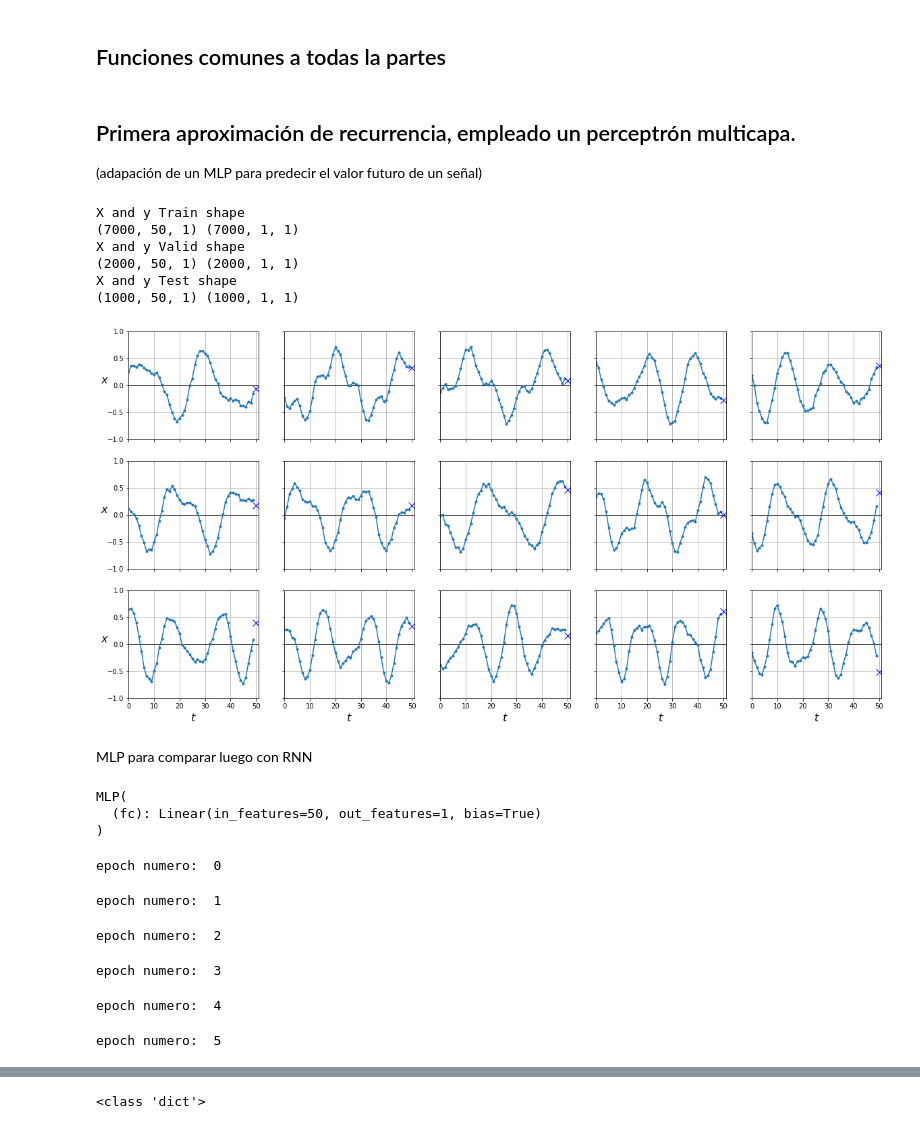
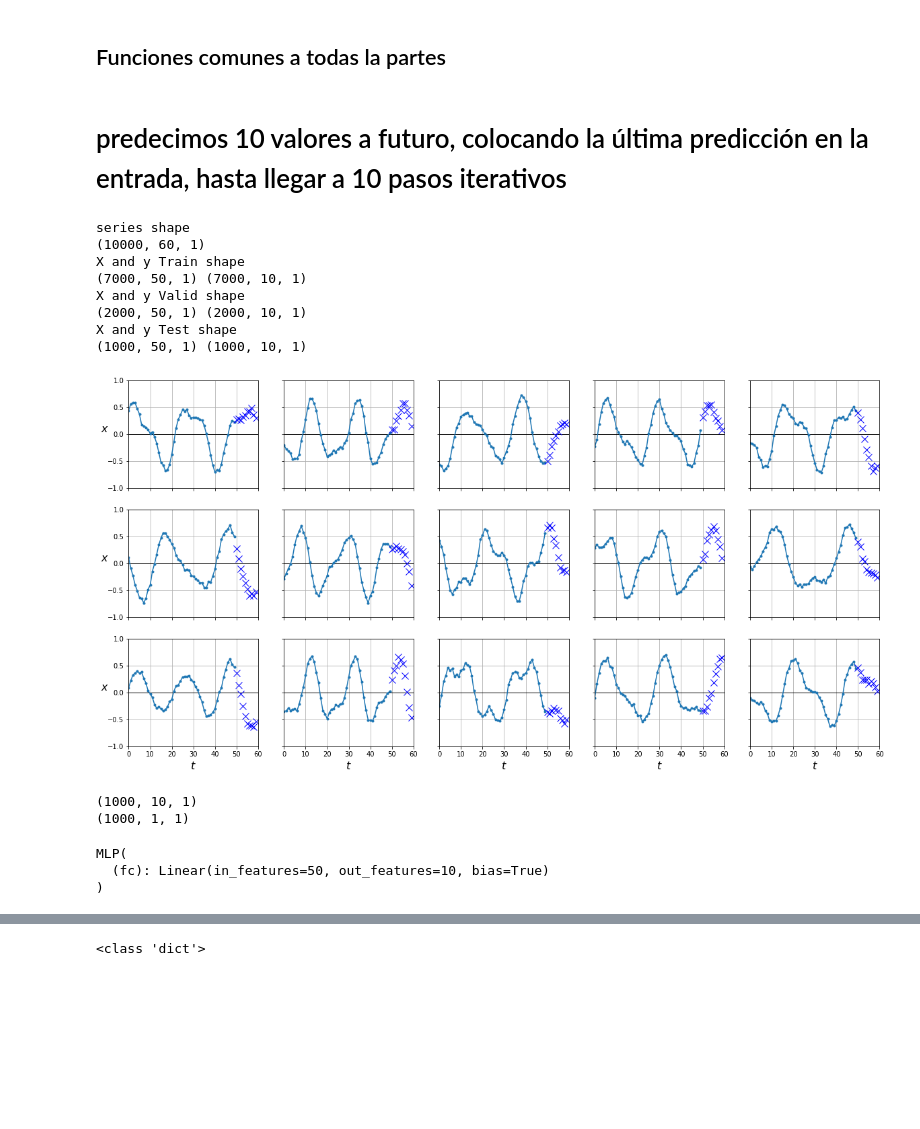
Before and after one commit to Minombreesana/Aprendizaje_profundo, a Jupyter notebook: TP_5_RNN.ipynb, the cells around one changed output, grey strips where cells are left out. Drawn from its saved outputs; the diff is of its cells as text; code cells hidden in the pictures; blank space fills up the shorter version.

```diff
--- a/TP_5_RNN.ipynb
+++ b/TP_5_RNN.ipynb
@@ -134,32 +134,43 @@ def imp_param(model):
       print('Tamaño del parámetro: ')
       print(param.data.shape)
       print()
-# %% [markdown]
-## Primera aproximación de recurrencia, empleado un perceptrón multicapa.
-(adapación de un MLP para predecir el valor futuro de un señal)
+# %% [markdown]
+# predecimos 10 valores a futuro, colocando la última predicción en la entrada, hasta llegar a 10 pasos iterativos
 # %%
+# generamos unos nuevos datos para tener con qué comparar
+
 n_steps = 50
-n_future = 1
+n_future = 10
+
 series = generate_time_series(10000, n_steps, n_future)
+print('series shape')
+print(series.shape)
+
 X_train, y_train = series[:7000, :n_steps], series[:7000, -n_future:]
 X_valid, y_valid = series[7000:9000, :n_steps], series[7000:9000, -n_future:]
 X_test, y_test = series[9000:, :n_steps], series[9000:, -n_future:]
 print('X and y Train shape')
 print(X_train.shape, y_train.shape)
 
 print('X and y Valid shape')
 print(X_valid.shape, y_valid.shape)
 
 print('X and y Test shape')
 print(X_test.shape, y_test.shape)
+
+# ploteamos
+plot_series(X_test, y_test)
+print(y_test.shape)
+print(y_test[:,:1,:].shape)
 # %% [output]
+series shape
+(10000, 60, 1)
 X and y Train shape
-(7000, 50, 1) (7000, 1, 1)
+(7000, 50, 1) (7000, 10, 1)
 X and y Valid shape
-(2000, 50, 1) (2000, 1, 1)
+(2000, 50, 1) (2000, 10, 1)
 X and y Test shape
-(1000, 50, 1) (1000, 1, 1)
+(1000, 50, 1) (1000, 10, 1)
+[figure, added]
+(1000, 10, 1)
+(1000, 1, 1)
-# %%
-plot_series(X_test, y_test)
-# %% [output]
-[figure, removed]
@@ -178,5 +177,3 @@ dataloader = {
-# %% [markdown]
-MLP para comparar luego con RNN
 # %%
 class MLP(torch.nn.Module):
   def __init__(self, n_in=n_steps, n_out=n_future):
@@ -193,14 +190,5 @@ mlp = MLP(n_steps, n_future)
 mlp
 # %% [output]
 MLP(
-  (fc): Linear(in_features=50, out_features=1, bias=True)
+  (fc): Linear(in_features=50, out_features=10, bias=True)
 )
-# %%
-fit(mlp, dataloader)
-# %% [output]
-epoch numero:  0
-epoch numero:  1
-epoch numero:  2
-epoch numero:  3
-epoch numero:  4
-epoch numero:  5
```
Also changed, not shown: parts of 39 cells of this notebook.
